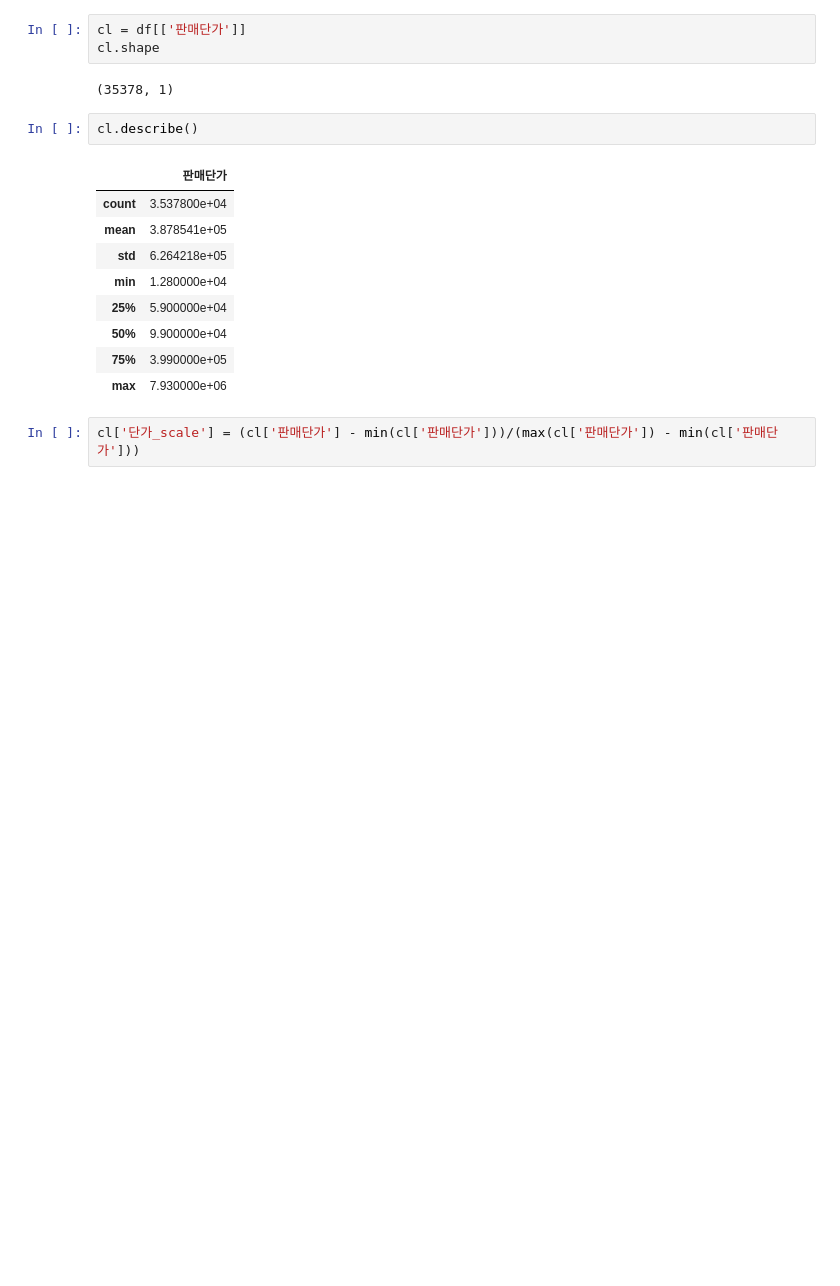
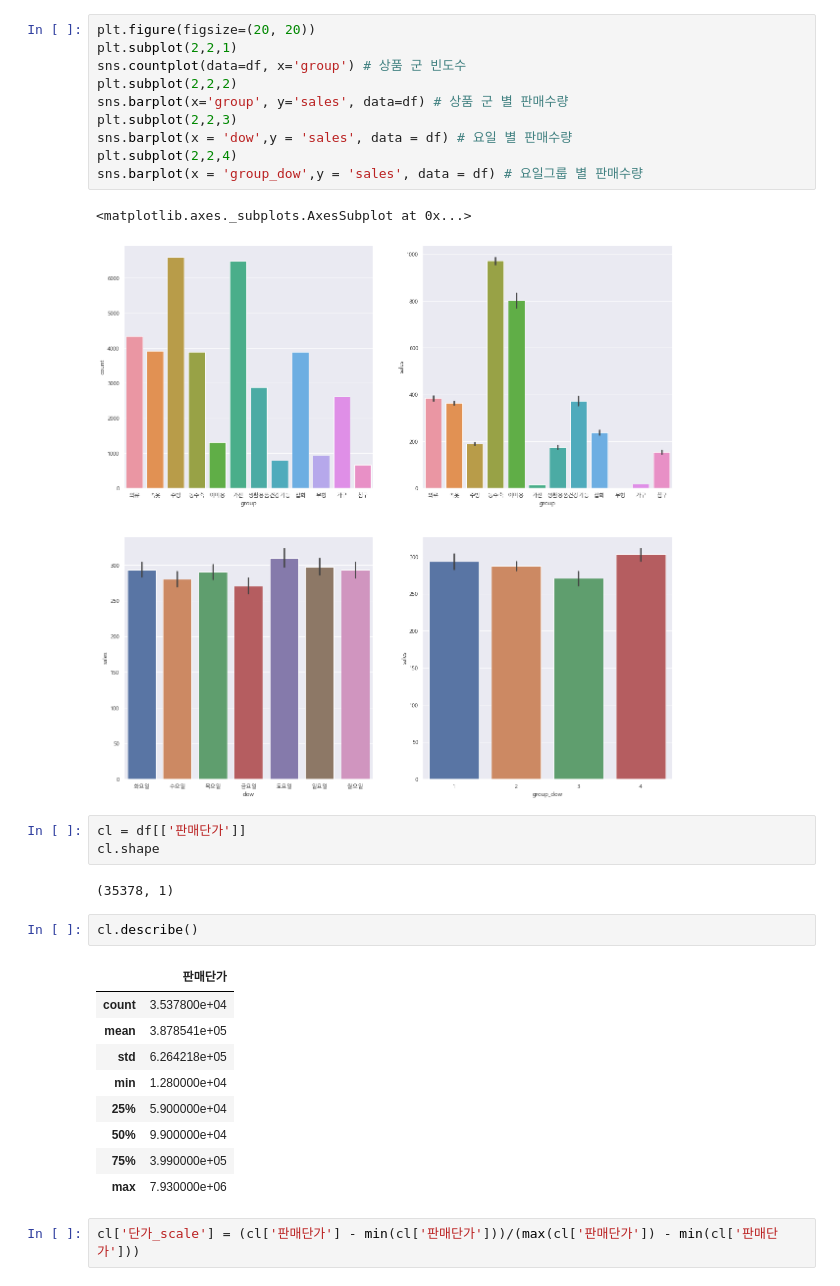
Before and after one commit to TaeHoon-Jin/B_C, a Jupyter notebook: Exercise_bigcon.ipynb, the cells around one changed output. Saved outputs shown, nothing was run; the diff lists cells and outputs as text; blank space fills up the shorter version.

```diff
--- a/Exercise_bigcon.ipynb
+++ b/Exercise_bigcon.ipynb
@@ -59,3 +101,16 @@ sns.distplot(df['판매수량'])
+# %%
+plt.figure(figsize=(20, 20))
+plt.subplot(2,2,1)
+sns.countplot(data=df, x='group') # 상품 군 빈도수
+plt.subplot(2,2,2)
+sns.barplot(x='group', y='sales', data=df) # 상품 군 별 판매수량
+plt.subplot(2,2,3)
+sns.barplot(x = 'dow',y = 'sales', data = df) # 요일 별 판매수량
+plt.subplot(2,2,4)
+sns.barplot(x = 'group_dow',y = 'sales', data = df) # 요일그룹 별 판매수량
+# %% [output]
+<matplotlib.axes._subplots.AxesSubplot at 0x...>
+[figure, added]
 # %%
 cl = df[['판매단가']]
 cl.shape
```
Also changed, not shown: parts of 57 cells of this notebook, 2 other files.
